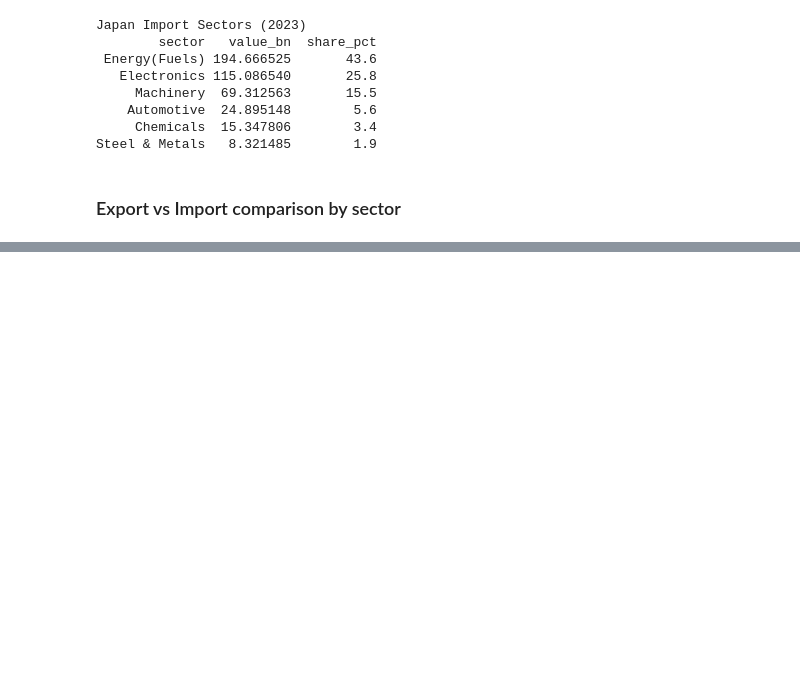
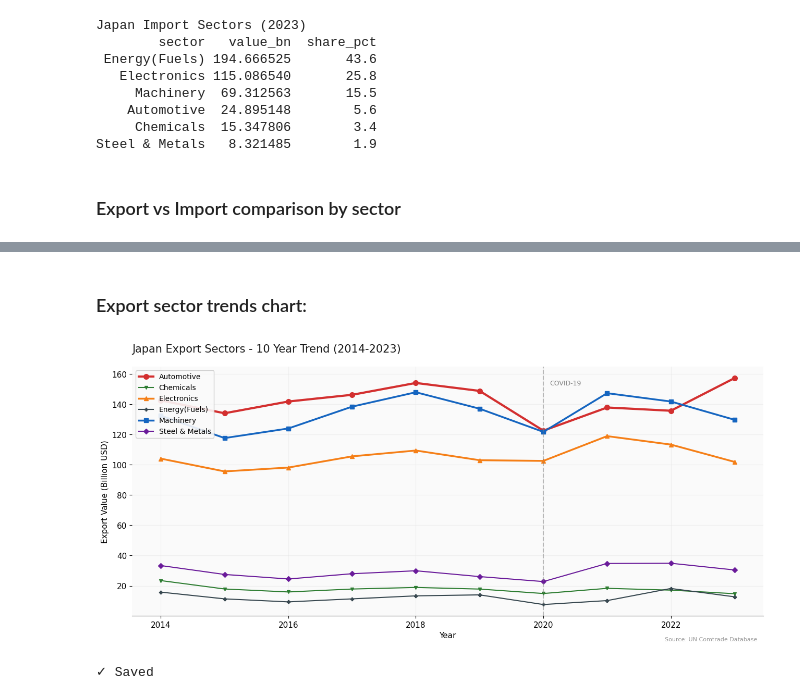
Before and after one commit to Prashant-4527/japan-trade-intelligence, a Jupyter notebook: notebooks/03_sector.ipynb, the cells around one changed output, grey strips where cells are left out. Saved outputs shown, nothing was run; the diff lists cells and outputs as text; code cells hidden in the pictures; blank space fills up the shorter version.

```diff
--- a/notebooks/03_sector.ipynb
+++ b/notebooks/03_sector.ipynb
@@ -364,0 +416,66 @@ revival strategy (reverse the electronics deficit).
+# %% [markdown]
+### Export sector trends chart:
+# %%
+# Why multi-line chart for trends:
+# bar chart shows one point in titme
+# line chart shows movement over time
+# We want to see: is each sector growing or shrinking?
+# the slope of each line tells the competitive story
+
+fig, ax = plt.subplots(figsize=(13, 6))
+fig.patch.set_facecolor('white')
+
+
+sector_styles = {
+    'Automotive':    {'color':'#D32F2F','lw':3,  'marker':'o','ms':7},
+    'Machinery':     {'color':'#1565C0','lw':2.5,'marker':'s','ms':6},
+    'Electronics':   {'color':'#F57F17','lw':2.5,'marker':'^','ms':6},
+    'Steel & Metals':{'color':'#6A1B9A','lw':1.5,'marker':'D','ms':5},
+    'Chemicals':     {'color':'#2E7D32','lw':1.5,'marker':'v','ms':5},
+    'Energy(Fuels)': {'color':'#37474F','lw':1.5,'marker':'P','ms':5},
+}
+
+
+for sector in exp_pivot.columns:
+    if sector in sector_styles:
+        s = sector_styles[sector]
+        ax.plot(exp_pivot.index,
+                exp_pivot[sector],
+                label=sector,
+                color=s['color'],
+                linewidth=s['lw'],
+                marker=s['marker'],
+                markersize=s['ms'])
+
+
+# Why annotate COVID:
+# 2020 drop is visible in every sector
+# Without annotation, readers wonder "why the dip"
+# With annotation, the chart tells its own story
+ax.axvline(x=2020, color='gray', linestyle='--', alpha=0.5)
+ax.text(2020.1, exp_pivot.max().max()*0.97,
+        'COVID-19', fontsize=9, color='gray')
+
+ax.set_title('Japan Export Sectors - 10 Year Trend (2014-2023)',
+             fontsize=15, fontweight='500', pad=20,
+             loc='left', color='#1a1a1a')
+
+ax.set_xlabel('Year', fontsize=11)
+ax.set_ylabel('Export Value (Billion USD)', fontsize=11)
+ax.legend(fontsize=10, loc='upper left',
+          framealpha=0.9, edgecolor='#CCCCCC')
+ax.grid(True, alpha=0.4, color='#E0E0E0')
+ax.spines[['top','right','left']].set_visible(False)
+
+ax.text(0.99, -0.1, 'Source: UN Comtrade Database',
+        transform=ax.transAxes, fontsize=8,
+        color='#999', ha='right')
+
+plt.tight_layout()
+plt.savefig("../reports/export_sector_trends.png",
+            dpi=150, bbox_inches='tight', facecolor='white')
+plt.show()
+print("✓ Saved")
+# %% [output]
+[figure, added]
+✓ Saved
```
Also changed, not shown: parts of 14 cells of this notebook, 5 other files.
